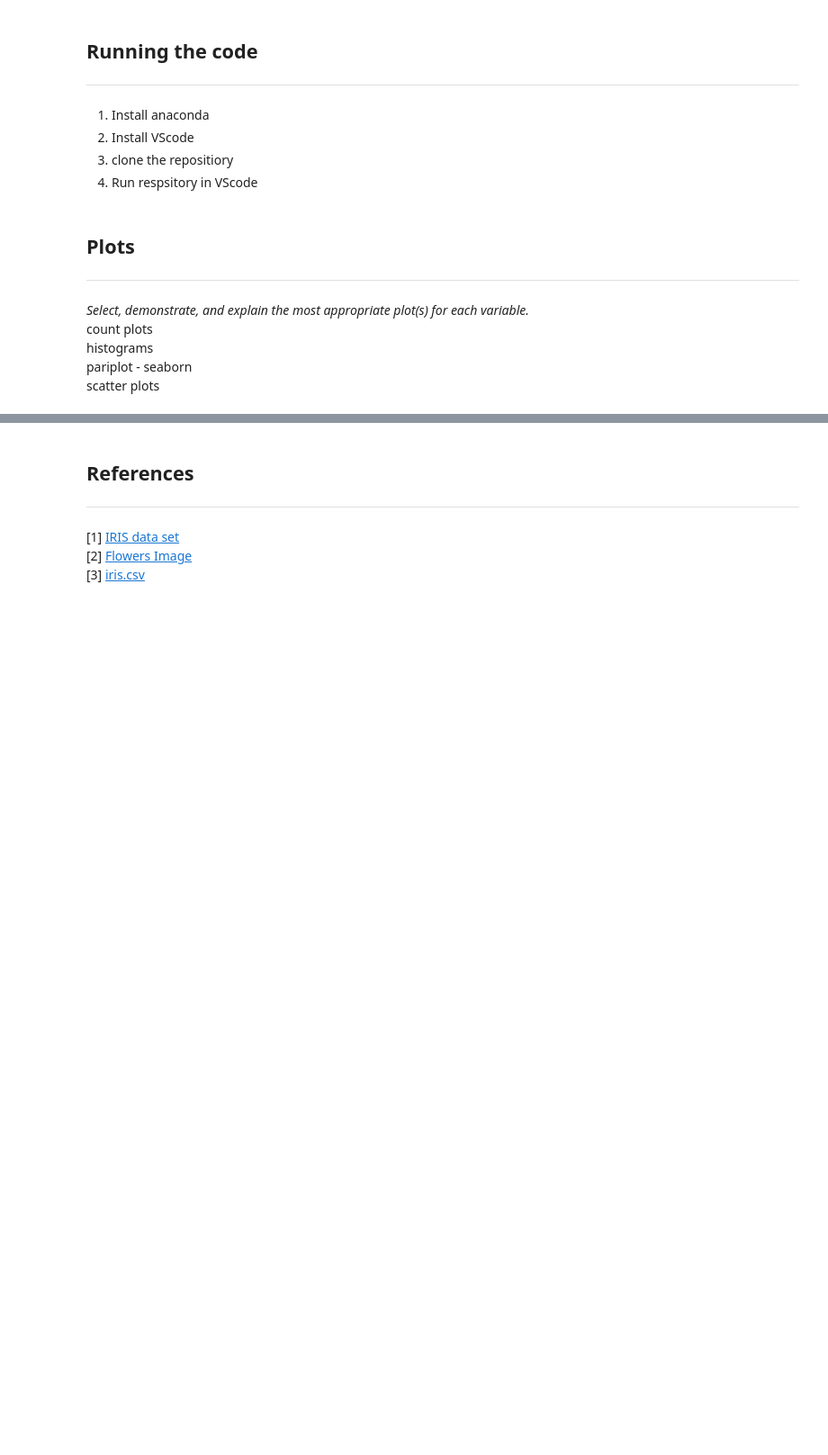
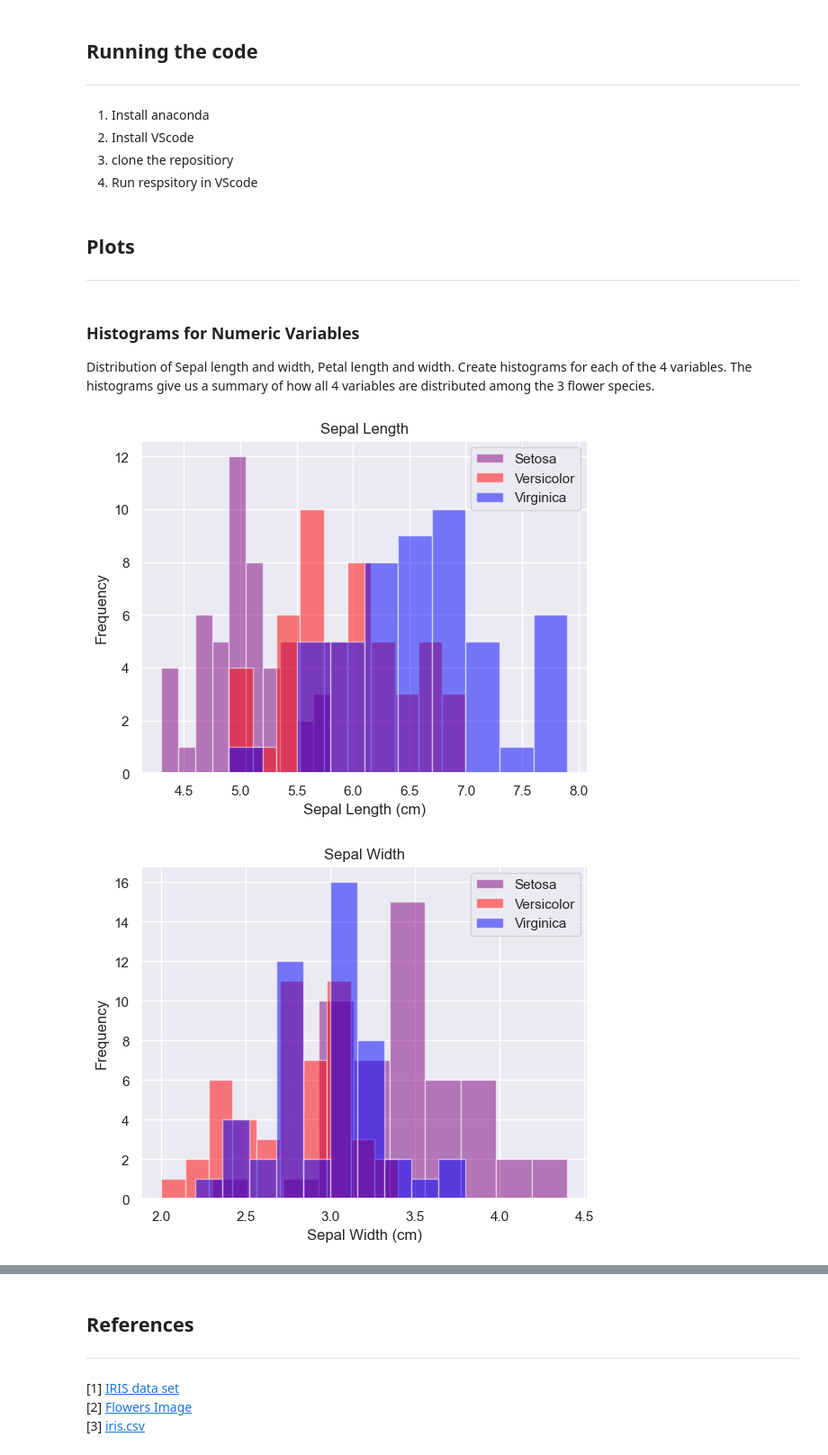
Before and after one commit to conortierney/fund-data-project, a Jupyter notebook: project.ipynb, the cells around one changed output, grey strips where cells are left out. Shown at 90% size. Saved outputs shown, nothing was run; the diff lists cells and outputs as text; code cells hidden in the pictures; blank space fills up the shorter version.

Commit message:
plotting Iris

```diff
--- a/project.ipynb
+++ b/project.ipynb
@@ -159,11 +150,68 @@ We can see that all of the species have an equal amount of rows = 50.
 2. Install VScode
 3. clone the repositiory
 4. Run respsitory in VScode
-# %% [markdown]
-## Plots
-******
-*Select, demonstrate, and explain the most appropriate plot(s) for each variable.*
-count plots
-histograms
-pariplot - seaborn
-scatter plots
+# %% [markdown]
+## Plots
+******
+# %% [markdown]
+### Histograms for Numeric Variables
+Distribution of Sepal length and width, Petal length and width. Create histograms for each of the 4 variables.
+The histograms give us a summary of how all 4 variables are distributed among the 3 flower species.
+# %%
+# Define the 3 flower species for plotting
+setosa = iris [iris.species == "setosa"]
+versicolor = iris [iris.species == "versicolor"]
+virginica = iris [iris.species == "virginica"]
+
+# Histograms for Sepal length & Width, Petal Length & Width,
+def hist_SepalLength():
+    plt.hist(setosa['sepal_length'], alpha=0.5, label='Setosa', color="purple")
+    plt.hist(versicolor['sepal_length'], alpha=0.5, label='Versicolor', color="red")
+    plt.hist(virginica['sepal_length'], alpha=0.5, label='Virginica', color="blue")
+    plt.legend(loc='upper right')
+    plt.title('Sepal Length')
+    plt.xlabel('Sepal Length (cm)')
+    plt.ylabel('Frequency', size = 12)
+    plt.show()
+
+def hist_SepalWidth():
+    plt.hist(setosa['sepal_width'], alpha=0.5, label='Setosa', color="purple")
+    plt.hist(versicolor['sepal_width'], alpha=0.5, label='Versicolor', color="red")
+    plt.hist(virginica['sepal_width'], alpha=0.5, label='Virginica', color="blue")
+    plt.legend(loc='upper right')
+    plt.title('Sepal Width')
+    plt.xlabel('Sepal Width (cm)')
+    plt.ylabel('Frequency', size = 12)
+    plt.show()
+
+def hist_PetalLength():
+    plt.hist(setosa['petal_length'], alpha=0.5, label='Setosa', color="purple")
+    plt.hist(versicolor['petal_length'], alpha=0.5, label='Versicolor', color="red")
+    plt.hist(virginica['petal_length'], alpha=0.5, label='Virginica', color="blue")
+    plt.legend(loc='upper right')
+    plt.title('Petal Length')
+    plt.xlabel('Petal Length (cm)')
+    plt.ylabel('Frequency', size = 12)
+    plt.show()
+
+def hist_PetalWidth():
+    plt.hist(setosa['petal_width'], alpha=0.5, label='Setosa', color="purple")
+    plt.hist(versicolor['petal_width'], alpha=0.5, label='Versicolor', color="red")
+    plt.hist(virginica['petal_width'], alpha=0.5, label='Virginica', color="blue")
+    plt.legend(loc='upper right')
+    plt.title('Petal Width')
+    plt.xlabel('Petal Width (cm)')
+    plt.ylabel('Frequency', size = 12)
+    plt.show()
+
+def histograms():
+    hist_SepalLength()
+    hist_SepalWidth()
+    hist_PetalLength()
+    hist_PetalWidth()
+
+# Show Histograms.
+histograms()
+# %% [output]
+[figure, added]
+[figure, added]
```
Also changed, not shown: parts of 4 cells of this notebook, 4 other files.
